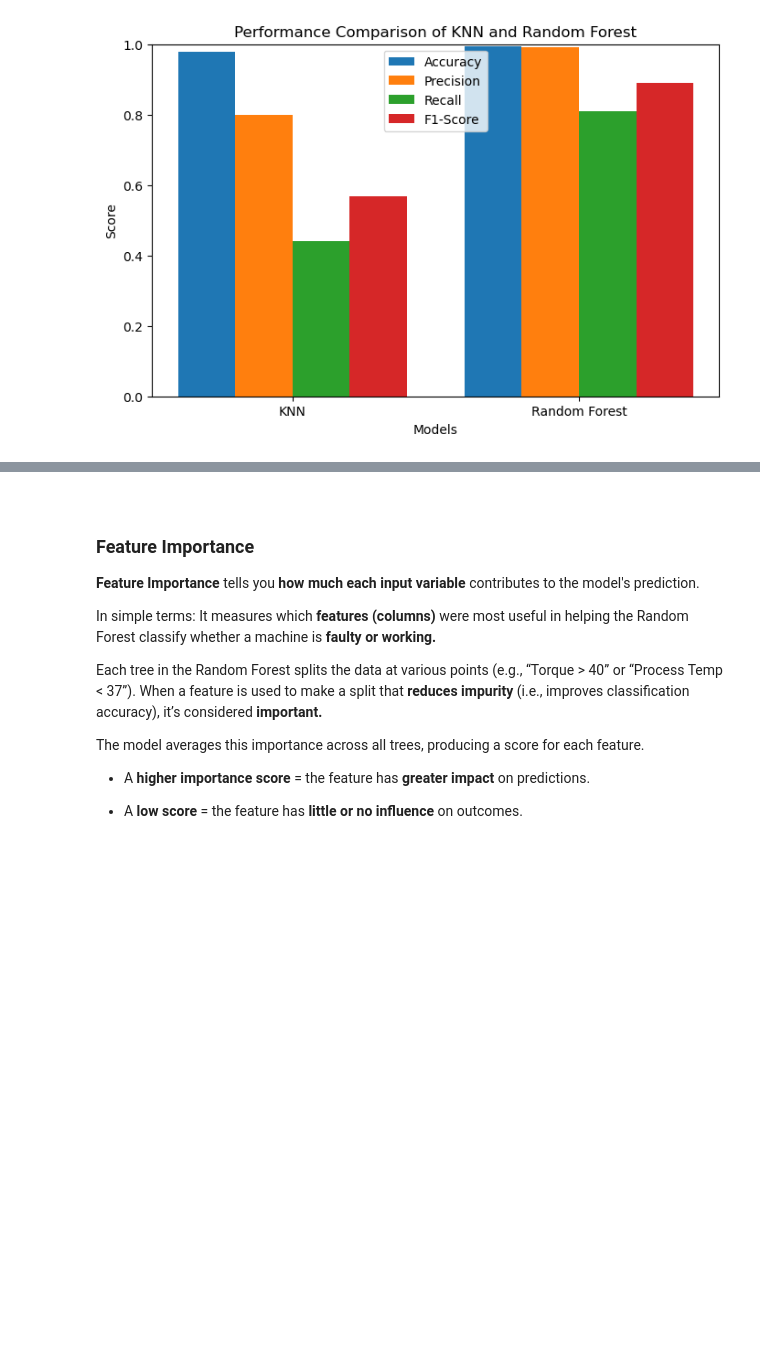
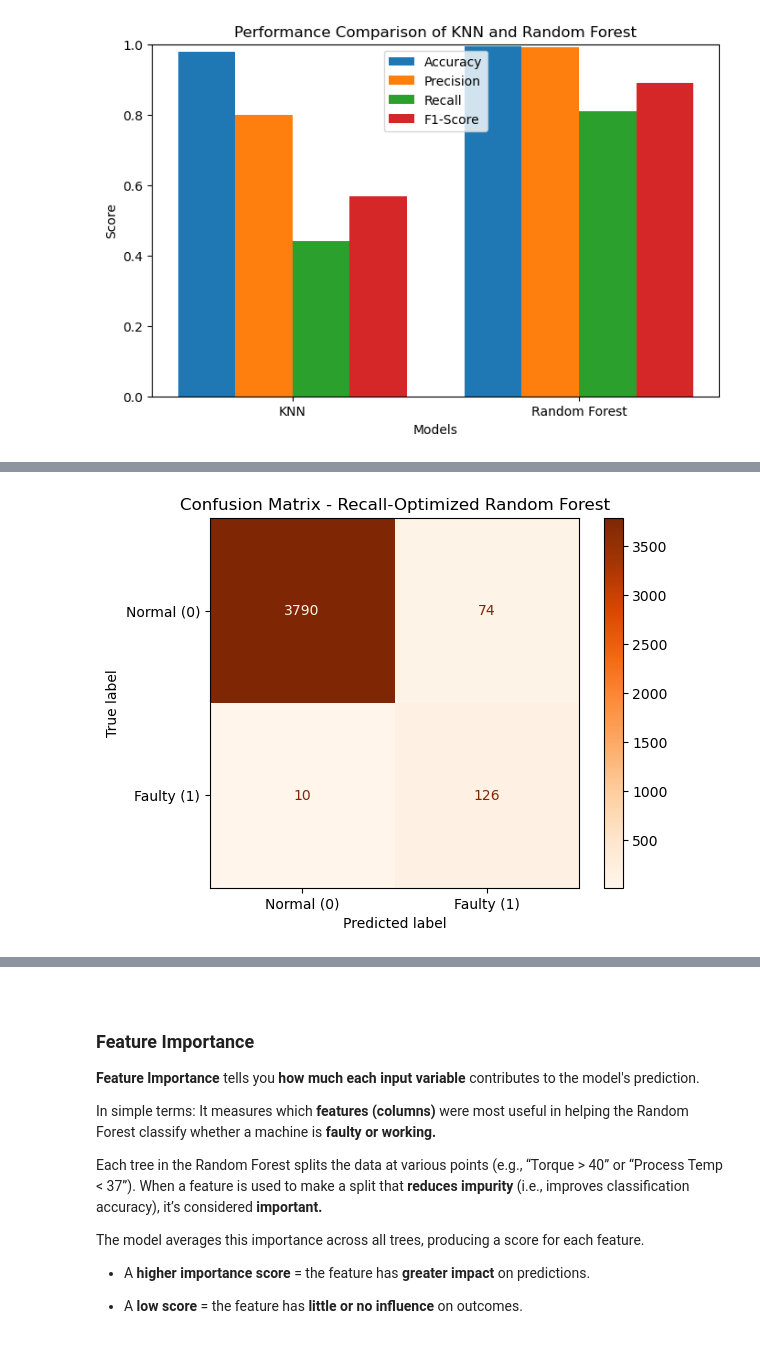
Before and after one commit to Inferno1172/AIML-classification-regression, a Jupyter notebook: p2508625_CA1_PartA_Moiz.ipynb, the cells around one changed output, grey strips where cells are left out. Drawn from its saved outputs; the diff is of its cells as text; code cells hidden in the pictures; blank space fills up the shorter version.

```diff
--- a/p2508625_CA1_PartA_Moiz.ipynb
+++ b/p2508625_CA1_PartA_Moiz.ipynb
@@ -605 +608,18 @@ plt.show()
+# %%
+# Get the best model from GridSearchCV
+best_rf = grid_search.best_estimator_
+
+# Make predictions on the test data
+y_pred = best_rf.predict(X_test_scaled)
+
+# Compute confusion matrix
+cm = confusion_matrix(y_test, y_pred)
+
+# Display it as a heatmap
+disp = ConfusionMatrixDisplay(confusion_matrix=cm, display_labels=['Normal (0)', 'Faulty (1)'])
+disp.plot(cmap='Oranges', values_format='d')
+plt.title('Confusion Matrix - Recall-Optimized Random Forest')
+plt.show()
+# %% [output]
+[figure, added]
 # %% [markdown]
```
Also changed, not shown: parts of 11 cells of this notebook.
